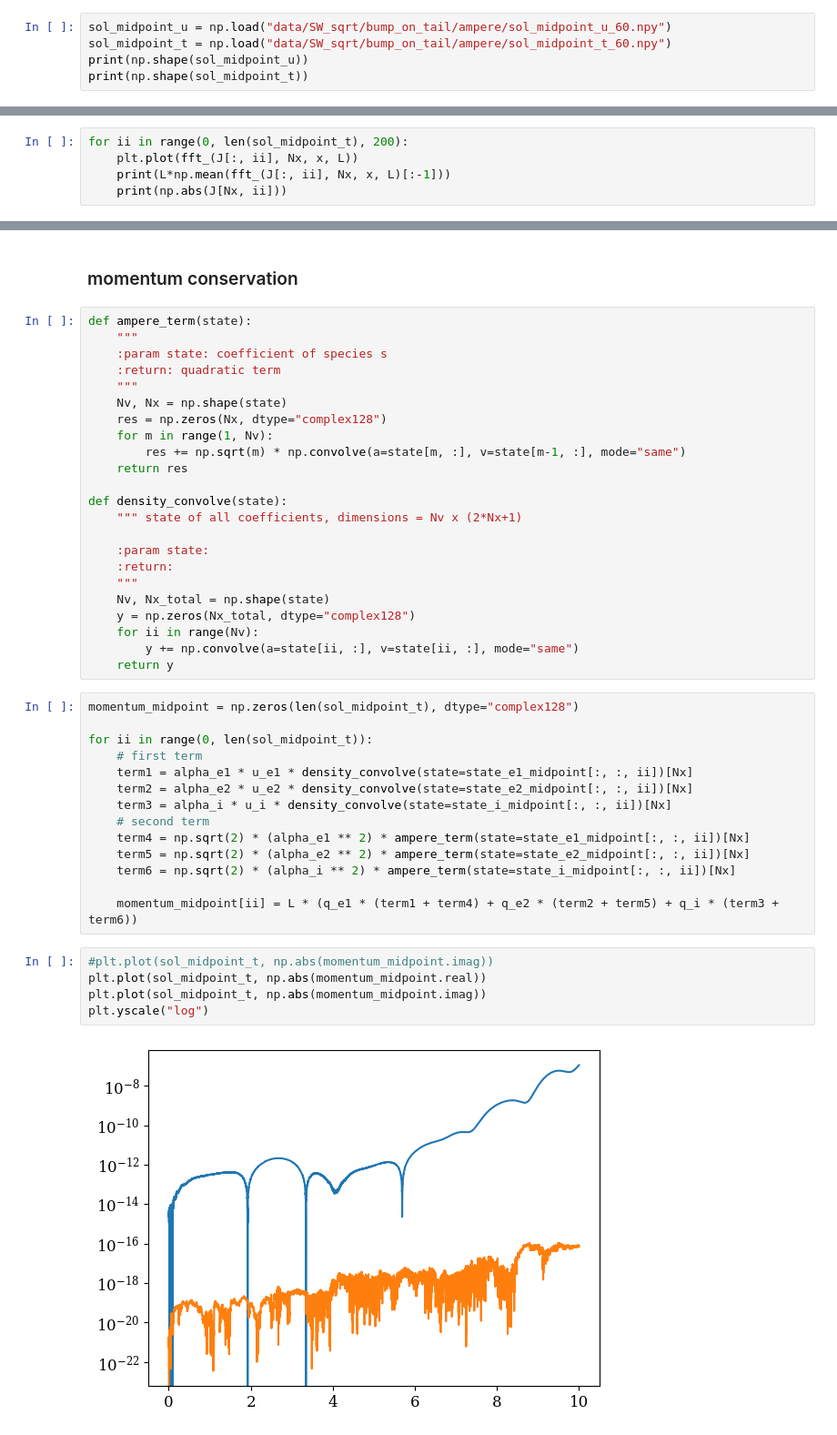
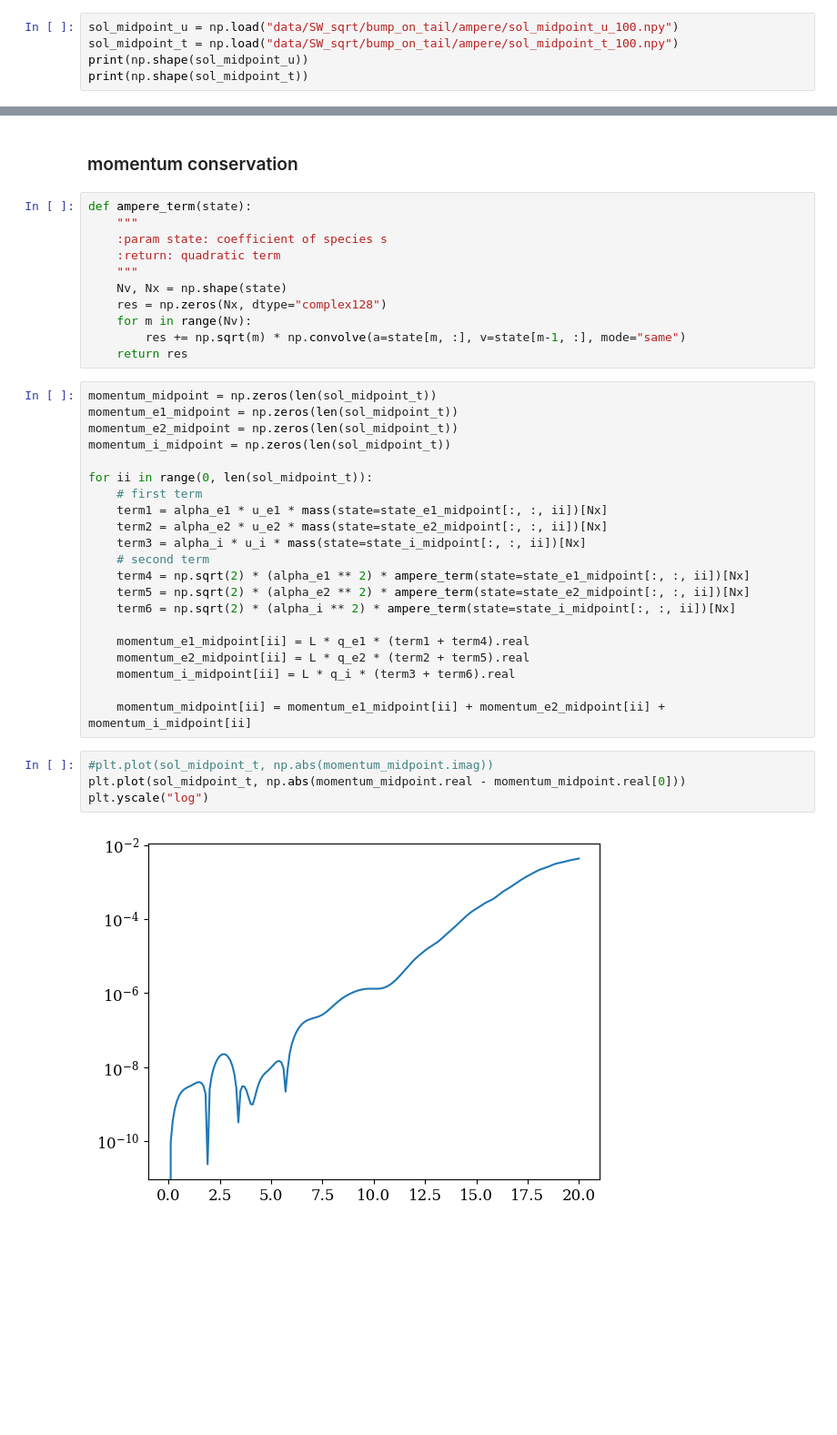
Before and after one commit to opaliss/SW-Conservative-Closure, a Jupyter notebook: bump on tail SW-sqrt VA.ipynb, the cells around one changed output, grey strips where cells are left out. Shown at 91% size. Saved outputs shown, nothing was run; the diff lists cells and outputs as text; blank space fills up the shorter version.

```diff
--- a/bump on tail SW-sqrt VA.ipynb
+++ b/bump on tail SW-sqrt VA.ipynb
@@ -136,8 +134,8 @@ plt.savefig("figs/SW_sqrt/bump_on_tail/ampere/initial_condition_bump_on_tail.png
 # %% [output]
 [figure]
 # %%
-sol_midpoint_u = np.load("data/SW_sqrt/bump_on_tail/ampere/sol_midpoint_u_60.npy")
-sol_midpoint_t = np.load("data/SW_sqrt/bump_on_tail/ampere/sol_midpoint_t_60.npy")
+sol_midpoint_u = np.load("data/SW_sqrt/bump_on_tail/ampere/sol_midpoint_u_100.npy")
+sol_midpoint_t = np.load("data/SW_sqrt/bump_on_tail/ampere/sol_midpoint_t_100.npy")
 print(np.shape(sol_midpoint_u))
 print(np.shape(sol_midpoint_t))
 # %% [output]
@@ -313,5 +293,0 @@ plt.yscale("log")
-# %%
-for ii in range(0, len(sol_midpoint_t), 200):
-    plt.plot(fft_(J[:, ii], Nx, x, L))
-    print(L*np.mean(fft_(J[:, ii], Nx, x, L)[:-1]))
-    print(np.abs(J[Nx, ii]))
@@ -376,40 +330,34 @@ def ampere_term(state):
     """
     Nv, Nx = np.shape(state)
     res = np.zeros(Nx, dtype="complex128")
-    for m in range(1, Nv):
+    for m in range(Nv):
         res += np.sqrt(m) * np.convolve(a=state[m, :], v=state[m-1, :], mode="same")
     return res
-
-def density_convolve(state):
-    """ state of all coefficients, dimensions = Nv x (2*Nx+1)
-
-    :param state:
-    :return:
-    """
-    Nv, Nx_total = np.shape(state)
-    y = np.zeros(Nx_total, dtype="complex128")
-    for ii in range(Nv):
-        y += np.convolve(a=state[ii, :], v=state[ii, :], mode="same")
-    return y
 # %%
-momentum_midpoint = np.zeros(len(sol_midpoint_t), dtype="complex128")
+momentum_midpoint = np.zeros(len(sol_midpoint_t))
+momentum_e1_midpoint = np.zeros(len(sol_midpoint_t))
+momentum_e2_midpoint = np.zeros(len(sol_midpoint_t))
+momentum_i_midpoint = np.zeros(len(sol_midpoint_t))
 
 for ii in range(0, len(sol_midpoint_t)):
     # first term
-    term1 = alpha_e1 * u_e1 * density_convolve(state=state_e1_midpoint[:, :, ii])[Nx]
-    term2 = alpha_e2 * u_e2 * density_convolve(state=state_e2_midpoint[:, :, ii])[Nx]
-    term3 = alpha_i * u_i * density_convolve(state=state_i_midpoint[:, :, ii])[Nx]
+    term1 = alpha_e1 * u_e1 * mass(state=state_e1_midpoint[:, :, ii])[Nx]
+    term2 = alpha_e2 * u_e2 * mass(state=state_e2_midpoint[:, :, ii])[Nx]
+    term3 = alpha_i * u_i * mass(state=state_i_midpoint[:, :, ii])[Nx]
     # second term
     term4 = np.sqrt(2) * (alpha_e1 ** 2) * ampere_term(state=state_e1_midpoint[:, :, ii])[Nx]
     term5 = np.sqrt(2) * (alpha_e2 ** 2) * ampere_term(state=state_e2_midpoint[:, :, ii])[Nx]
     term6 = np.sqrt(2) * (alpha_i ** 2) * ampere_term(state=state_i_midpoint[:, :, ii])[Nx]
 
-    momentum_midpoint[ii] = L * (q_e1 * (term1 + term4) + q_e2 * (term2 + term5) + q_i * (term3 + term6))
+    momentum_e1_midpoint[ii] = L * q_e1 * (term1 + term4).real
+    momentum_e2_midpoint[ii] = L * q_e2 * (term2 + term5).real
+    momentum_i_midpoint[ii] = L * q_i * (term3 + term6).real
+
+    momentum_midpoint[ii] = momentum_e1_midpoint[ii] + momentum_e2_midpoint[ii] + momentum_i_midpoint[ii]
 # %%
 #plt.plot(sol_midpoint_t, np.abs(momentum_midpoint.imag))
-plt.plot(sol_midpoint_t, np.abs(momentum_midpoint.real))
-plt.plot(sol_midpoint_t, np.abs(momentum_midpoint.imag))
+plt.plot(sol_midpoint_t, np.abs(momentum_midpoint.real - momentum_midpoint.real[0]))
 plt.yscale("log")
 # %% [output]
-[figure, old version]
+[figure, new version]
 # %%
```
Also changed, not shown: parts of 14 cells of this notebook, 15 other files.
